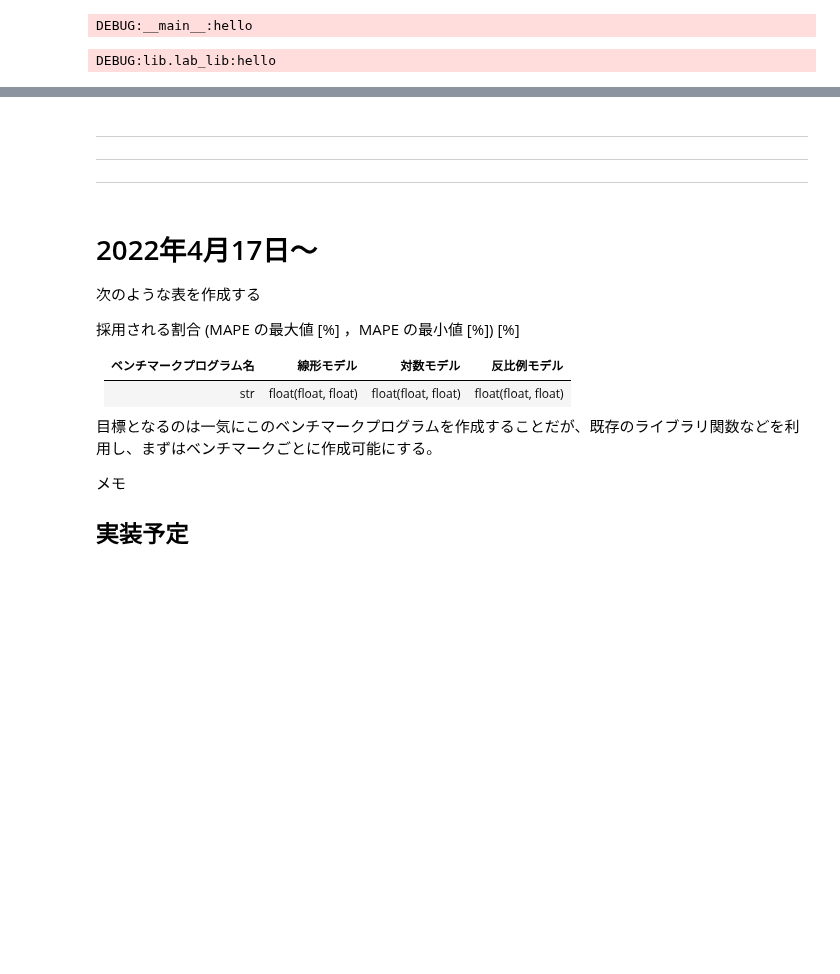
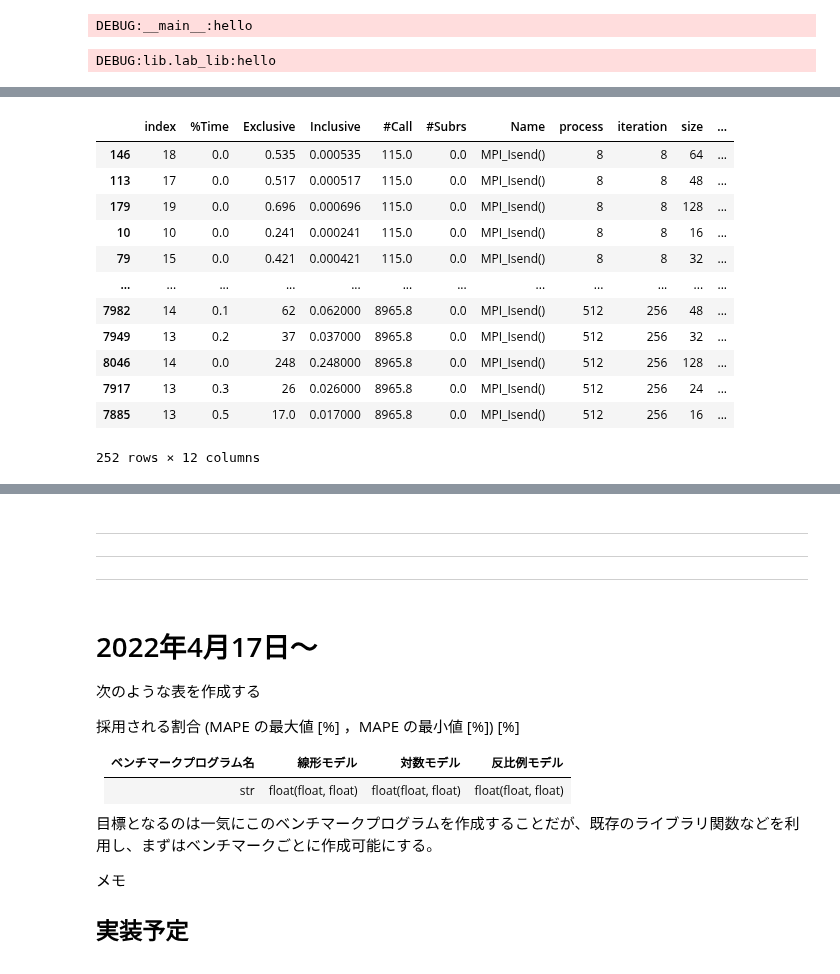
Before and after one commit to arima0714/Lab00, a Jupyter notebook: testing_pub.ipynb, the cells around one changed output, grey strips where cells are left out. Saved outputs shown, nothing was run; the diff lists cells and outputs as text; code cells hidden in the pictures; blank space fills up the shorter version.

```diff
--- a/testing_pub.ipynb
+++ b/testing_pub.ipynb
@@ -31,3 +92,19 @@ test_returnRelativeErrorRateList()
+# %%
+rawDF_lulesh_mpiisend
+# %% [output]
+|  | index | %Time | Exclusive | Inclusive | #Call | #Subrs | Name | process | iteration | size | ... |
+| 146 | 18 | 0.0 | 0.535 | 0.000535 | 115.0 | 0.0 | MPI_Isend() | 8 | 8 | 64 | ... |
+| 113 | 17 | 0.0 | 0.517 | 0.000517 | 115.0 | 0.0 | MPI_Isend() | 8 | 8 | 48 | ... |
+| 179 | 19 | 0.0 | 0.696 | 0.000696 | 115.0 | 0.0 | MPI_Isend() | 8 | 8 | 128 | ... |
+| 10 | 10 | 0.0 | 0.241 | 0.000241 | 115.0 | 0.0 | MPI_Isend() | 8 | 8 | 16 | ... |
+| 79 | 15 | 0.0 | 0.421 | 0.000421 | 115.0 | 0.0 | MPI_Isend() | 8 | 8 | 32 | ... |
+| ... | ... | ... | ... | ... | ... | ... | ... | ... | ... | ... | ... |
+| 7982 | 14 | 0.1 | 62 | 0.062000 | 8965.8 | 0.0 | MPI_Isend() | 512 | 256 | 48 | ... |
+| 7949 | 13 | 0.2 | 37 | 0.037000 | 8965.8 | 0.0 | MPI_Isend() | 512 | 256 | 32 | ... |
+| 8046 | 14 | 0.0 | 248 | 0.248000 | 8965.8 | 0.0 | MPI_Isend() | 512 | 256 | 128 | ... |
+| 7917 | 13 | 0.3 | 26 | 0.026000 | 8965.8 | 0.0 | MPI_Isend() | 512 | 256 | 24 | ... |
+| 7885 | 13 | 0.5 | 17.0 | 0.017000 | 8965.8 | 0.0 | MPI_Isend() | 512 | 256 | 16 | ... |
+252 rows × 12 columns
 # %%
 %reset
 # %% [output]
```
Also changed, not shown: parts of 7 cells of this notebook, 1 other file.
